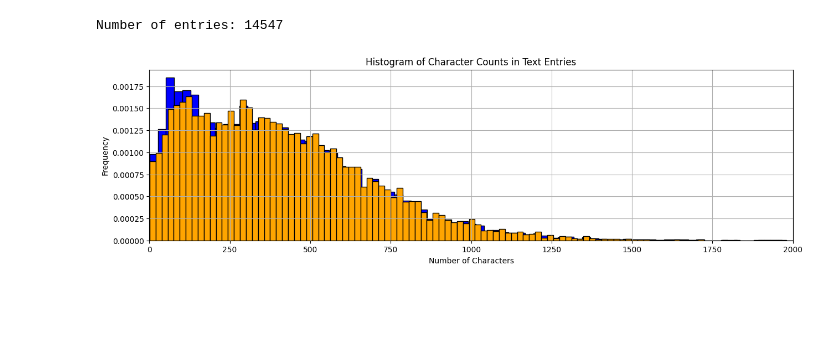
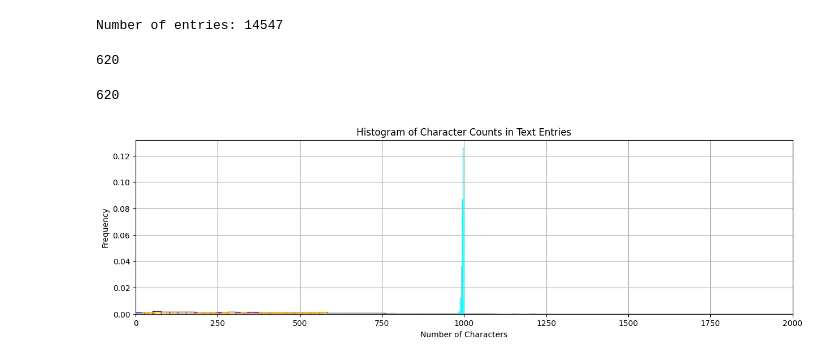
Before and after one commit to alexkolo/rag_nutrition_facts_blog, a Jupyter notebook: notebooks/data_ingestion.ipynb, the cells around one changed output. Saved outputs shown, nothing was run; the diff lists cells and outputs as text; code cells hidden in the pictures; blank space fills up the shorter version.

```diff
--- a/notebooks/data_ingestion.ipynb
+++ b/notebooks/data_ingestion.ipynb
@@ -325,3 +325,6 @@ char_counts01 = [len(text.as_py()) for text in table01.to_arrow()["text"]]
 # %%
 table03 = db.open_table("table_simple03")
 char_counts03 = [len(text.as_py()) for text in table03.to_arrow()["text"]]
+# %%
+table05 = db.open_table("table_simple05")
+char_counts05 = [len(text.as_py()) for text in table05.to_arrow()["text"]]
@@ -327,0 +338,8 @@ char_counts03 = [len(text.as_py()) for text in table03.to_arrow()["text"]]
+# %%
+len(first_row["text"])
+# %% [output]
+620
+# %%
+len(next(iter(table04.to_arrow()["text"])).as_py())
+# %% [output]
+620
@@ -328,12 +349,22 @@ char_counts03 = [len(text.as_py()) for text in table03.to_arrow()["text"]]
 # %%
 plt.figure(figsize=(15, 4))
-plt.hist(char_counts01[:], bins=300, edgecolor="black", cumulative=False, density=True, color="blue")
-plt.hist(char_counts03[:], bins=300, edgecolor="black", cumulative=False, density=True, color="orange")
+plt.hist(char_counts01[:], bins=300, edgecolor="blue", cumulative=False, density=True, facecolor="none")
+plt.hist(char_counts03[:], bins=300, edgecolor="orange", cumulative=False, density=True, facecolor="none")
+# plt.hist(char_counts04[:], bins=300, edgecolor="green", cumulative=False, density=True, facecolor="none")
+plt.hist(char_counts05[:], bins=300, edgecolor="cyan", cumulative=False, density=True, facecolor="none")
+# plt.hist(
+#     table04.to_arrow()["n_char_doc"].to_pandas(),
+#     bins=300,
+#     edgecolor="red",
+#     cumulative=False,
+#     density=True,
+#     facecolor="none",
+# )
 plt.title("Histogram of Character Counts in Text Entries")
 plt.xlabel("Number of Characters")
 plt.ylabel("Frequency")
 plt.xlim(0, 2000)
 plt.grid(True)
 plt.show()
 # %% [output]
-[figure, old version]
+[figure, new version]
```
Also changed, not shown: parts of 14 cells of this notebook, 2 other files.
